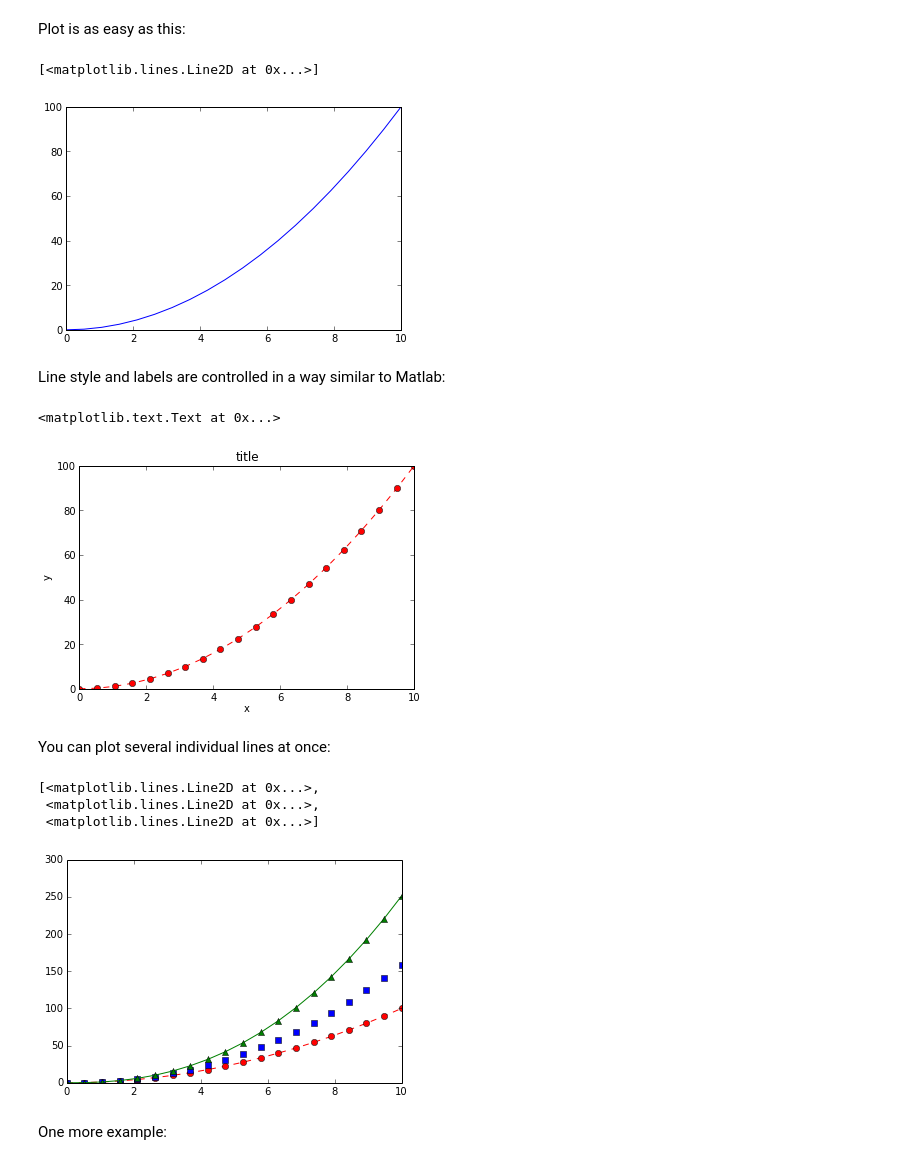
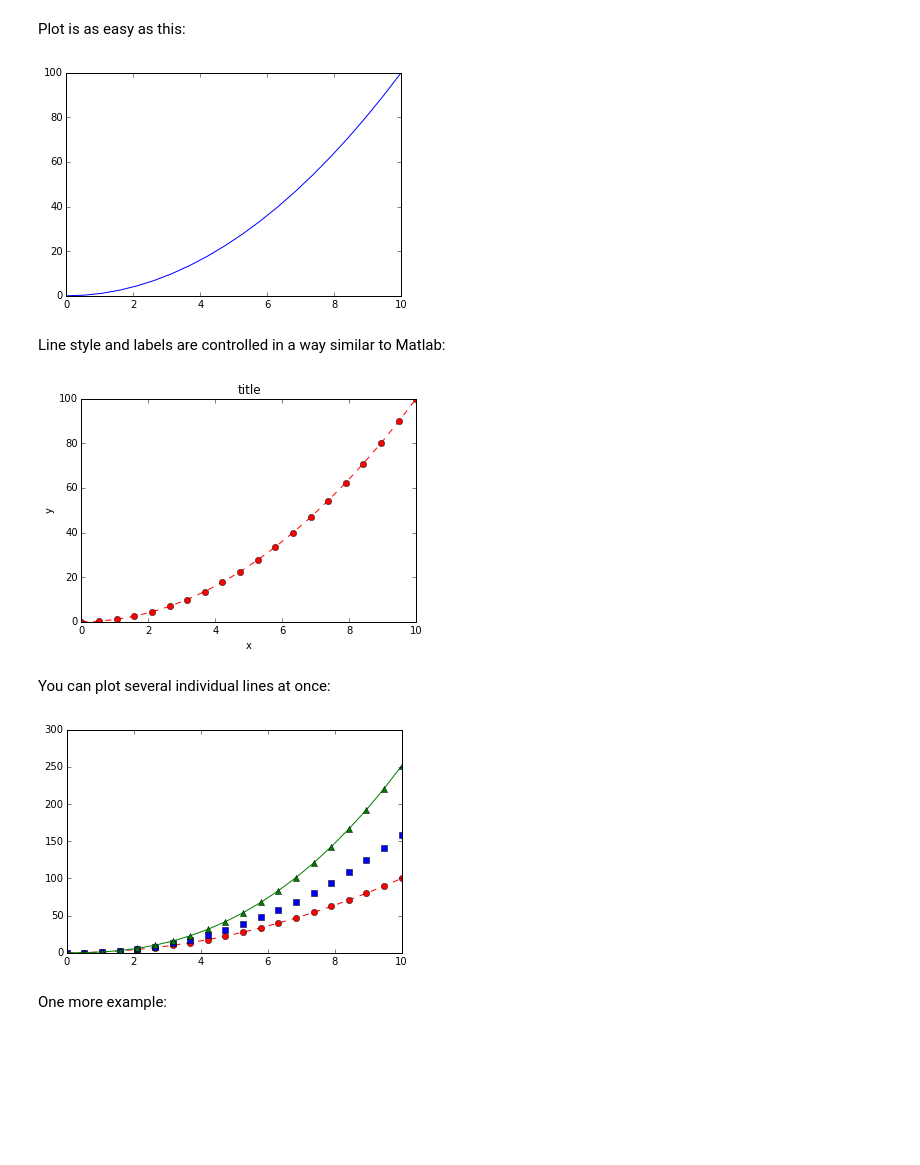
Before and after one commit to koldunovn/python_for_geosciences, a Jupyter notebook: 05 - Graphs and maps (Matplotlib and Basemap).ipynb, the cells around one changed output. Saved outputs shown, nothing was run; the diff lists cells and outputs as text; code cells hidden in the pictures; blank space fills up the shorter version.

```diff
--- a/05 - Graphs and maps (Matplotlib and Basemap).ipynb
+++ b/05 - Graphs and maps (Matplotlib and Basemap).ipynb
@@ -13,33 +21,28 @@ This is part of [**Python for Geosciences**](https://github.com/koldunovn/python
 # %% [markdown]
 Let's prepare some data:
 # %%
-x = linspace(0,10,20)
+x = np.linspace(0,10,20)
 y = x ** 2
 # %% [markdown]
 Plot is as easy as this:
 # %%
-plot(x,y)
+plt.plot(x,y);
 # %% [output]
-[<matplotlib.lines.Line2D at 0x...>]
-[figure, old version]
+[figure, new version]
 # %% [markdown]
 Line style and labels are controlled in a way similar to Matlab:
 # %%
-plot(x, y, 'r--o')
-xlabel('x')
-ylabel('y')
-title('title')
+plt.plot(x, y, 'r--o')
+plt.xlabel('x')
+plt.ylabel('y')
+plt.title('title');
 # %% [output]
-<matplotlib.text.Text at 0x...>
-[figure, old version]
+[figure, new version]
 # %% [markdown]
 You can plot several individual lines at once:
 # %%
-plot(x, y, 'r--o', x, y ** 1.1, 'bs', x, y ** 1.2, 'g^-' )
+plt.plot(x, y, 'r--o', x, y ** 1.1, 'bs', x, y ** 1.2, 'g^-' );
 # %% [output]
-[<matplotlib.lines.Line2D at 0x...>,
- <matplotlib.lines.Line2D at 0x...>,
- <matplotlib.lines.Line2D at 0x...>]
 [figure]
 # %% [markdown]
 One more example:
```
Also changed, not shown: parts of 18 cells of this notebook.
